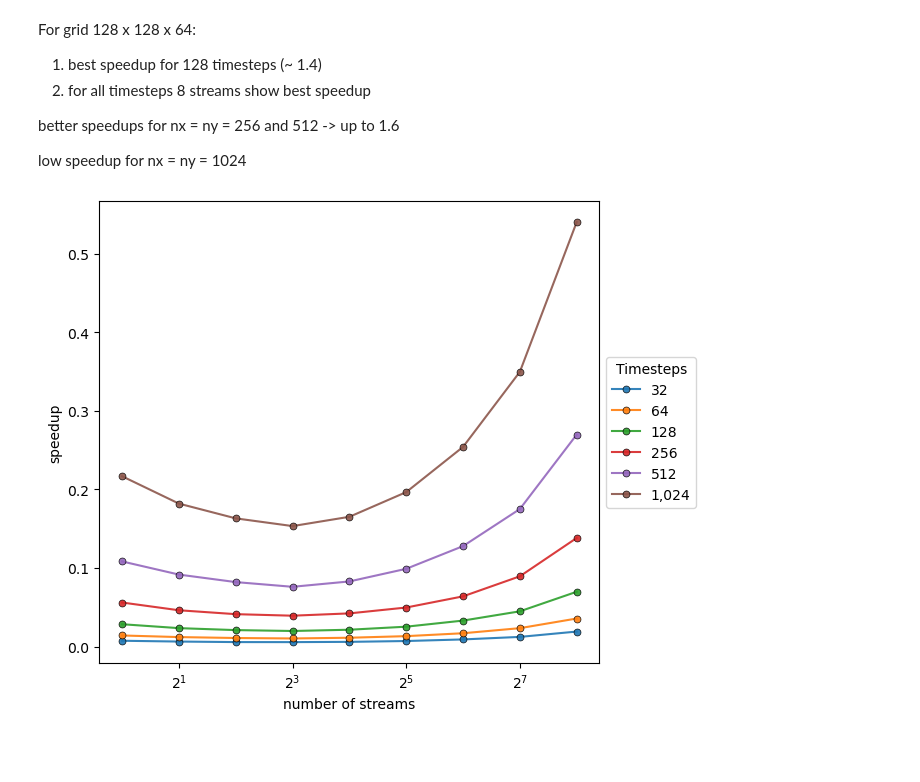
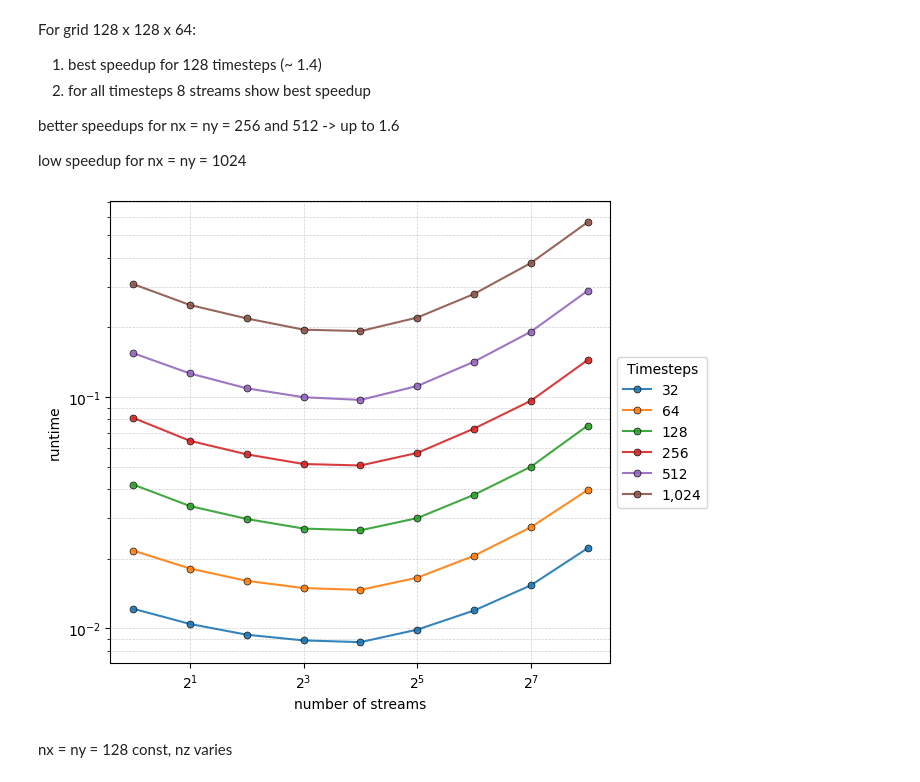
Before and after one commit to grafrap/HPC4WC-overlapping, a Jupyter notebook: measurements/cuda_plots.ipynb, the cells around one changed output. Drawn from its saved outputs; the diff is of its cells as text; code cells hidden in the pictures; blank space fills up the shorter version.

```diff
--- a/measurements/cuda_plots.ipynb
+++ b/measurements/cuda_plots.ipynb
@@ -306,7 +306,7 @@ print(numstreams)
 plt.figure(figsize=(8, 6))
 print(numcalls)
 
-size = 524288 #134217728
+size = 134217728
 
 for idx, call in enumerate(numcalls):
         sub_df = df_multi[(df_multi['Size'] == size) & (df_multi['Num_Repetitions'] == call) ]
@@ -340,7 +340,7 @@ plt.grid(True, which='both', linestyle='--', linewidth=0.5, alpha=0.6)
 # Add space on the right for the legend
 plt.subplots_adjust(right=0.75)
 
-plt.savefig('cuda_scaling.pdf', bbox_inches='tight')
+#plt.savefig('cuda_scaling.pdf', bbox_inches='tight')
 plt.show()
 # %% [output]
 [  1   2   4   8  16  32  64 128 256 512]
@@ -472,37 +474,36 @@ low speedup for nx = ny = 1024
 # %%
 numstreams = df_stencil['streams'].unique()
 
-nx = 128
-ny = 128
+#nx = 128
+#ny = 128
 
 plt.figure(figsize=(8, 6))
 
 for idx, tsteps in enumerate(timesteps):
     sub_df = df_stencil[(df_stencil['num_iter'] == tsteps) & (df_stencil['nx'] == nx) & (df_stencil['ny'] == ny)]
     times = np.array(sub_df['time'])
     improvement = times[0] / times
-    #plt.scatter(sub_df['NUM_STREAMS'], sub_df['Time'], label=f'Size: {size}')
-#     plt.scatter(sub_df['NUM_STREAMS'], sub_df['Time'],
-#                 label=f'{size:,}',  # Adds thousands separators
-#                 s=10,  # Larger dots
-#                 alpha=0.9,  # Slight transparency
-#                 edgecolor='black', linewidth=0.5)
+
     plt.plot(sub_df['streams'], times,
                  marker='o',                # Dots
                  markersize=5,              # Similar to s=10 in scatter
                  alpha=0.9,                 # Transparency
                  markeredgecolor='black',  # Edge color
                  markeredgewidth=0.5,      # Edge thickness
                  label=f'{tsteps:,}')
 
 plt.xscale('log', base = 2)
-#plt.yscale('log')
+plt.yscale('log')
 plt.xlabel('number of streams')
-plt.ylabel('speedup')
+plt.ylabel('runtime')
 plt.legend(loc='center left', bbox_to_anchor=(1, 0.5), title='Timesteps')
+plt.grid(True, which='both', linestyle='--', linewidth=0.5, alpha=0.6)
+
 
 # Add space on the right for the legend
 plt.subplots_adjust(right=0.75)
 plt.show()
 # %% [output]
-[figure, old version]
+[figure, new version]
+# %% [markdown]
+nx = ny = 128 const, nz varies
```
Also changed, not shown: parts of 12 cells of this notebook, 2 other files.
